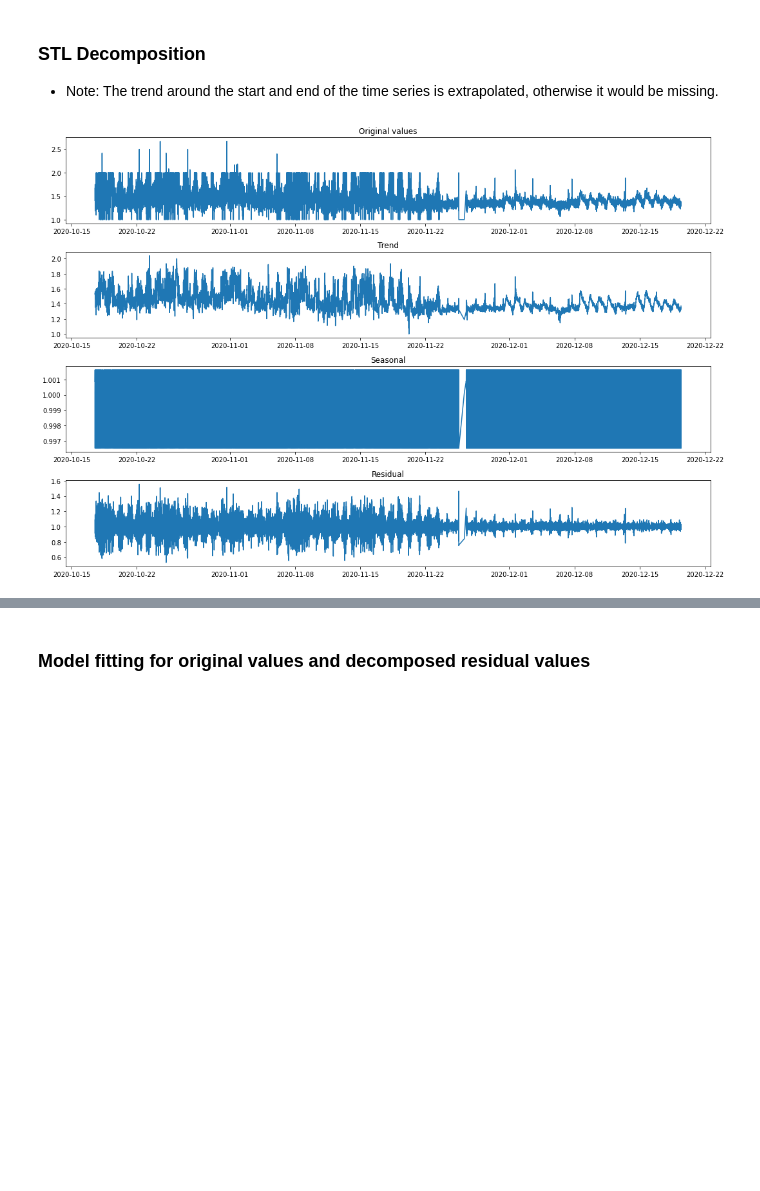
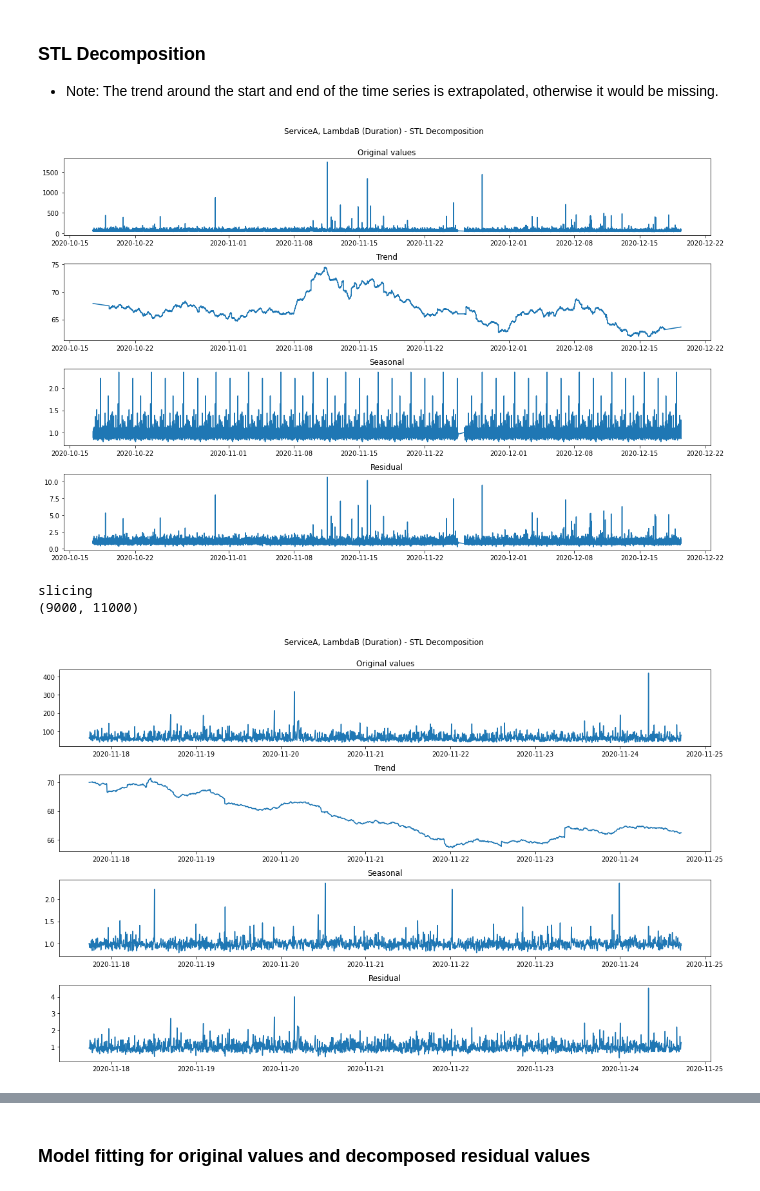
Before and after one commit to Matt-RJ/fyp-anomaly-detection, a Jupyter notebook: isolation-forest.ipynb, the cells around one changed output, grey strips where cells are left out. Cells and saved outputs as stored; diff of their text form; code cells hidden in the pictures; blank space fills up the shorter version.

Commit message:
Cleaned up STL decomposition graphs

```diff
--- a/isolation-forest.ipynb
+++ b/isolation-forest.ipynb
@@ -8,7 +8,7 @@ STATE = 42 # Used for consistency during development, should be removed when per
 SERVICE = 'ServiceA'
 LAMBDA = 'LambdaB'
 
-USE_DURATION = False
+USE_DURATION = True
 METRIC = 'Duration' if USE_DURATION else 'ConcurrentExecutions' # Should be 'Duration' or 'ConcurrentExecutions'
 METRIC_SLICE = None
 # METRIC_SLICE = [5000, 8000] # Optional array for using only a slice of the whole metric e.g. [5000, 8000] will use df[5000:8000] later on
@@ -95,6 +94,8 @@ except:
     winsound.Beep(250, 600)
 
 df_test = df.copy()
+if (METRIC_SLICE != None):
+    df_test = df_test[METRIC_SLICE[0]:METRIC_SLICE[1]]
 # %% [markdown]
 ### Adding feature `Release_Point` for rows right after a microservice deployment
 # %%
@@ -155,26 +169,47 @@ plt.show()
 * Note: The trend around the start and end of the time series is extrapolated, otherwise it would be missing.
 # %%
 from statsmodels.tsa.seasonal import seasonal_decompose
+
 decompose_result = seasonal_decompose(
     df_test.Values,
-    period=STL_DECOMP_PERIOD,
+    period=999,
     extrapolate_trend='freq',
     model='multiplicative'
 )
 
-fig, axs = plt.subplots(4,1, figsize=(15,10), sharex=False)
-axs[0].plot(df_test.Timestamps, df_test.Values)
-axs[0].set_title('Original values')
-axs[1].plot(df_test.Timestamps, decompose_result.trend)
-axs[1].set_title('Trend')
-axs[2].plot(df_test.Timestamps, decompose_result.seasonal)
-axs[2].set_title('Seasonal')
-axs[3].plot(df_test.Timestamps, decompose_result.resid)
-axs[3].set_title('Residual')
-plt.tight_layout()
-plt.show()
+# row_slice - optional tuple e.g. (0:5000)
+def plot_decomposition(df, decompose_result, row_slice=None):
+    trend = decompose_result.trend
+    seasonal = decompose_result.seasonal
+    resid = decompose_result.resid
+    if (row_slice):
+        print('slicing')
+        print(row_slice)
+        df = df[row_slice[0]:row_slice[1]]
+        trend = trend[row_slice[0]:row_slice[1]]
+        seasonal = seasonal[row_slice[0]:row_slice[1]]
+        resid = resid[row_slice[0]:row_slice[1]]
+
+    fig, axs = plt.subplots(4,1, figsize=(15,10), sharex=False)
+    fig.suptitle(f'{SERVICE}, {LAMBDA} ({METRIC}) - STL Decomposition')
+    axs[0].plot(df.Timestamps, df.Values)
+    axs[0].set_title('Original values')
+    axs[1].plot(df.Timestamps, trend)
+    axs[1].set_title('Trend')
+    axs[2].plot(df.Timestamps, seasonal)
+    axs[2].set_title('Seasonal')
+    axs[3].plot(df.Timestamps, resid)
+    axs[3].set_title('Residual')
+    plt.tight_layout(rect=[0, 0.03, 1, 0.95])
+    plt.show()
+
+plot_decomposition(df_test, decompose_result)
+plot_decomposition(df_test, decompose_result, row_slice=(9000, 11000))
 # %% [output]
-[figure, old version]
+[figure, new version]
+slicing
+(9000, 11000)
+[figure, added]
 # %%
 df_test['Trend_Values'] = decompose_result.trend
 df_test['Seasonal_Values'] = decompose_result.seasonal
```
Also changed, not shown: parts of 11 cells of this notebook, 1 other file.
